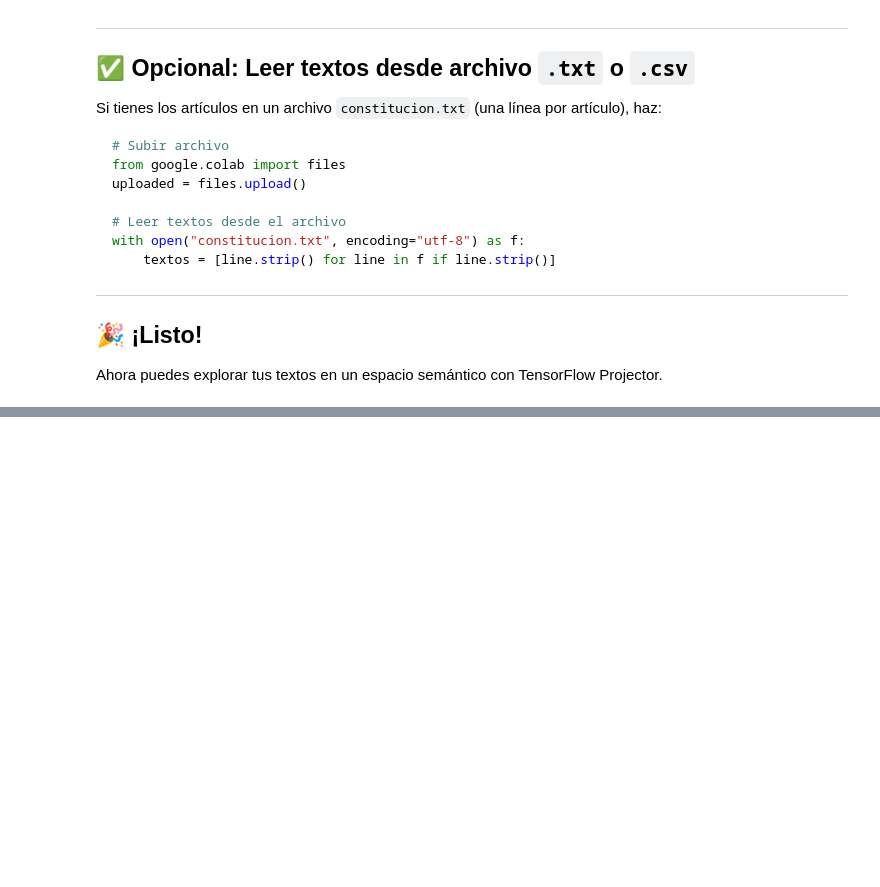
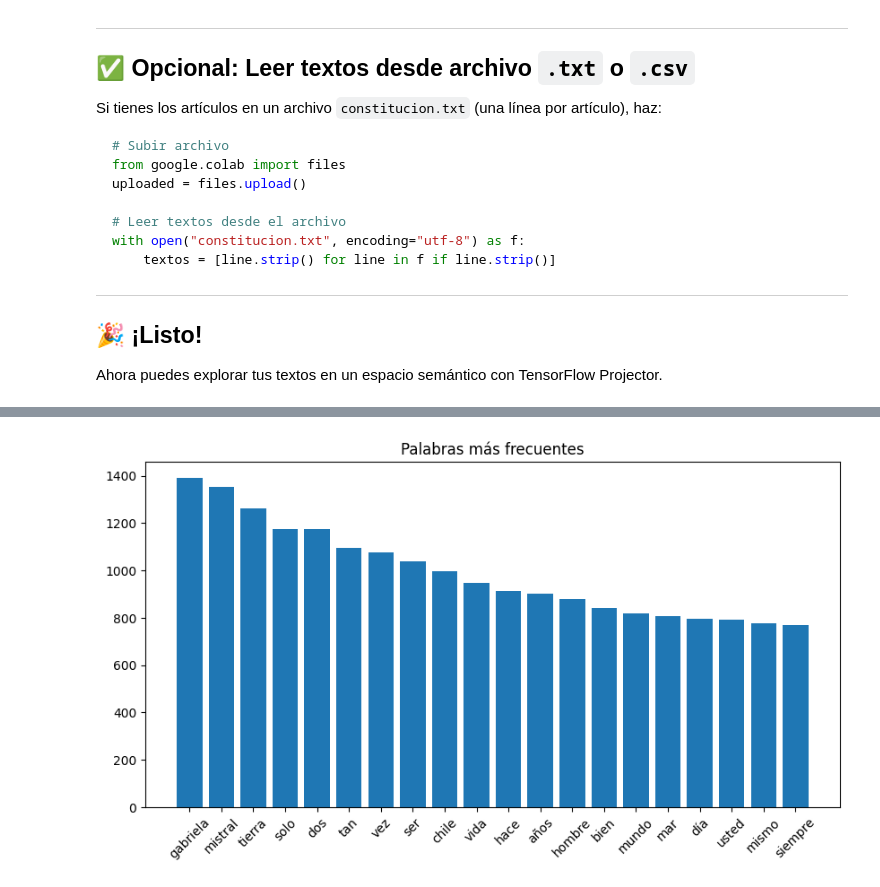
Before and after one commit to BenjaminGMC/sic_ai_2025_jun, a Jupyter notebook: 04pln/clase_29.ipynb, the cells around one changed output, grey strips where cells are left out. Drawn from its saved outputs; the diff is of its cells as text; code cells hidden in the pictures; blank space fills up the shorter version.

Commit message:
Proceso para https://projector.tensorflow.org/ de textos de gabriela mistral

```diff
--- a/04pln/clase_29.ipynb
+++ b/04pln/clase_29.ipynb
@@ -107,0 +241,9 @@ Ahora puedes explorar tus textos en un espacio semántico con TensorFlow Project
+# %%
+# Cargar corpus
+with open("gabriela_mistral_corpus.txt", "r", encoding="utf-8") as f:
+    corpus = f.read()
+
+# Limpiar y tokenizar
+import re
+tokens = re.findall(r'\b\w+\b', corpus.lower())  # palabras minúsculas sin signos
+print(f"Número de tokens: {len(tokens)}")
@@ -107,0 +268,10 @@ Ahora puedes explorar tus textos en un espacio semántico con TensorFlow Project
+# %%
+# Supongamos que etiquetas es un solo string largo
+with open("gabriela_mistral_corpus.txt", encoding="utf-8") as f:
+    texto_largo = f.read()
+
+# O si ya lo tienes cargado:
+# texto_largo = etiquetas
+
+# Dividir por líneas con contenido
+etiquetas = [line.strip() for line in texto_largo.splitlines() if line.strip()]
@@ -107,0 +467,75 @@ Ahora puedes explorar tus textos en un espacio semántico con TensorFlow Project
+# %%
+# Asumiendo que el archivo se llama 'gabriela_mistral_corpus.txt'
+with open("gabriela_mistral_corpus.txt", "r", encoding="utf-8") as f:
+    text = f.read()
+
+print("Primeros 500 caracteres del texto:\n")
+print(text[:500])
+
+# ============================================
+# Paso 4: Limpieza y tokenización
+# ============================================
+# Convertir a minúsculas
+text = text.lower()
+
+# Eliminar caracteres no alfabéticos
+text = re.sub(r'[^a-záéíóúüñ\s]', '', text)
+
+# Tokenizar
+tokens = word_tokenize(text, language="spanish")
+
+# Eliminar stopwords en español
+stop_words = set(stopwords.words('spanish'))
+tokens = [t for t in tokens if t not in stop_words and len(t) > 2]
+
+print("Ejemplo de tokens limpios:")
+print(tokens[:30])
+
+# ============================================
+# Paso 5: Análisis de frecuencia de palabras
+# ============================================
+from collections import Counter
+
+word_freq = Counter(tokens)
+most_common_words = word_freq.most_common(20)
+
+# Mostrar palabras más comunes
+print("\nPalabras más frecuentes:")
+for word, freq in most_common_words:
+    print(f"{word}: {freq}")
+
+# Graficar
+plt.figure(figsize=(10,5))
+plt.bar([w for w, _ in most_common_words], [f for _, f in most_common_words])
+plt.xticks(rotation=45)
+plt.title("Palabras más frecuentes")
+plt.show()
+
+# ============================================
+# Paso 6: Entrenar modelo Word2Vec
+# ============================================
+# Gensim espera listas de oraciones (listas de tokens)
+sentences = [tokens]  # en este caso todo el corpus como una lista
+
+# Entrenar el modelo
+model = Word2Vec(
+    sentences,
+    vector_size=100,
+    window=5,
+    min_count=2,
+    workers=4
+)
+
+# ============================================
+# Paso 7: Consultar el modelo
+# ============================================
+# Palabras más similares a "amor"
+print("\nPalabras más similares a 'amor':")
+print(model.wv.most_similar("amor", topn=10))
+
+# ============================================
+# Paso 8: Guardar el modelo
+# ============================================
+model.save("gabriela_mistral_word2vec.model")
+print("Modelo guardado como gabriela_mistral_word2vec.model")
+# %% [output]
@@ -107,0 +559 @@ Ahora puedes explorar tus textos en un espacio semántico con TensorFlow Project
+[figure, added]
```
Also changed, not shown: parts of 20 cells of this notebook.
